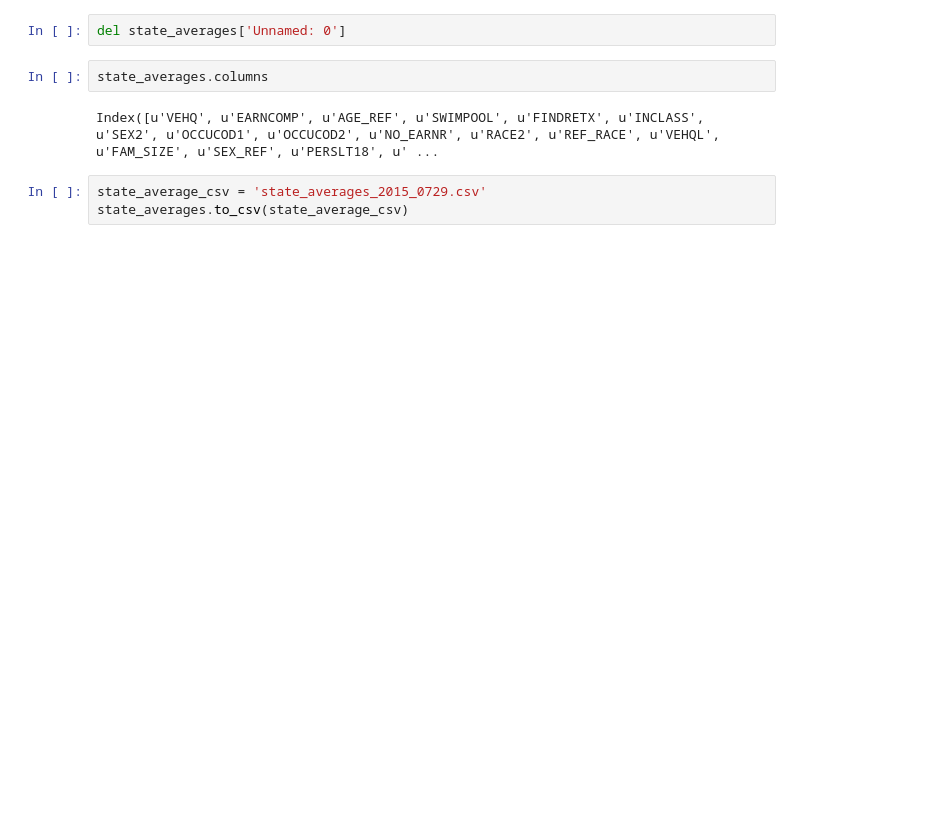
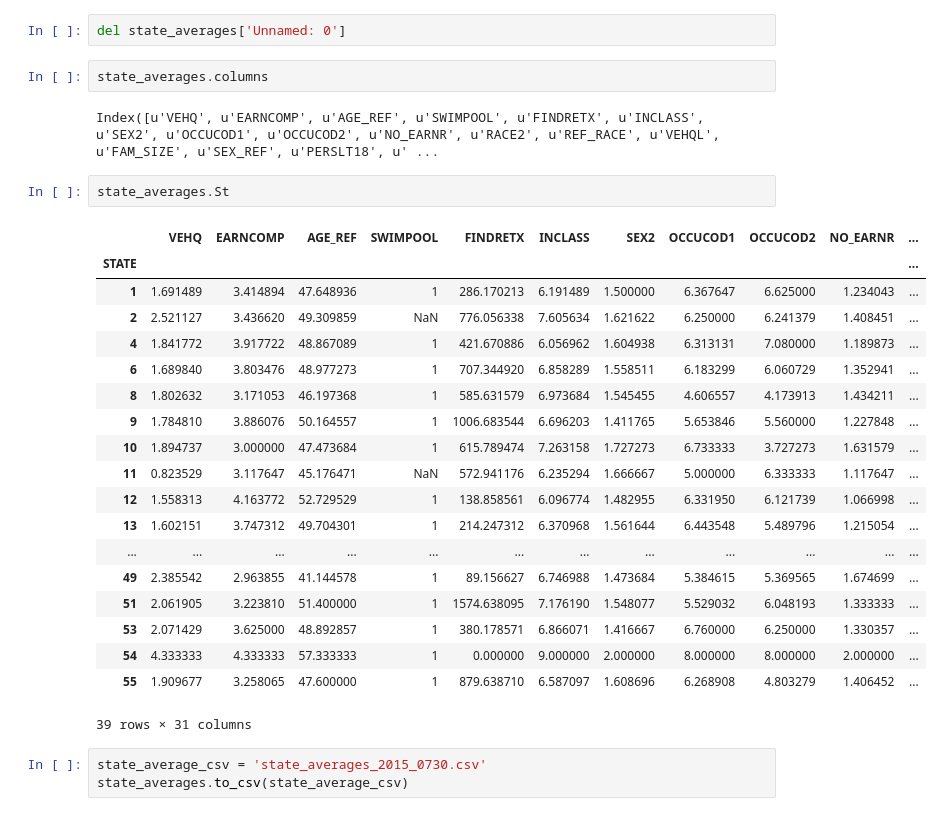
Before and after one commit to ndanielsen/canimakeit, a Jupyter notebook: wrangle/State Averages.ipynb, the cells around one changed output. Cells and saved outputs as stored; diff of their text form; blank space fills up the shorter version.

Commit message:
added states to csv

```diff
--- a/wrangle/State Averages.ipynb
+++ b/wrangle/State Averages.ipynb
@@ -12,6 +62,28 @@ del state_averages['Unnamed: 0']
 state_averages.columns
 # %% [output]
 Index([u'VEHQ', u'EARNCOMP', u'AGE_REF', u'SWIMPOOL', u'FINDRETX', u'INCLASS', u'SEX2', u'OCCUCOD1', u'OCCUCOD2', u'NO_EARNR', u'RACE2', u'REF_RACE', u'VEHQL', u'FAM_SIZE', u'SEX_REF', u'PERSLT18', u' ...
+# %%
+state_averages.St
+# %% [output]
+|  | VEHQ | EARNCOMP | AGE_REF | SWIMPOOL | FINDRETX | INCLASS | SEX2 | OCCUCOD1 | OCCUCOD2 | NO_EARNR | ... |
+| STATE |  |  |  |  |  |  |  |  |  |  | ... |
+| 1 | 1.691489 | 3.414894 | 47.648936 | 1 | 286.170213 | 6.191489 | 1.500000 | 6.367647 | 6.625000 | 1.234043 | ... |
+| 2 | 2.521127 | 3.436620 | 49.309859 | NaN | 776.056338 | 7.605634 | 1.621622 | 6.250000 | 6.241379 | 1.408451 | ... |
+| 4 | 1.841772 | 3.917722 | 48.867089 | 1 | 421.670886 | 6.056962 | 1.604938 | 6.313131 | 7.080000 | 1.189873 | ... |
+| 6 | 1.689840 | 3.803476 | 48.977273 | 1 | 707.344920 | 6.858289 | 1.558511 | 6.183299 | 6.060729 | 1.352941 | ... |
+| 8 | 1.802632 | 3.171053 | 46.197368 | 1 | 585.631579 | 6.973684 | 1.545455 | 4.606557 | 4.173913 | 1.434211 | ... |
+| 9 | 1.784810 | 3.886076 | 50.164557 | 1 | 1006.683544 | 6.696203 | 1.411765 | 5.653846 | 5.560000 | 1.227848 | ... |
+| 10 | 1.894737 | 3.000000 | 47.473684 | 1 | 615.789474 | 7.263158 | 1.727273 | 6.733333 | 3.727273 | 1.631579 | ... |
+| 11 | 0.823529 | 3.117647 | 45.176471 | NaN | 572.941176 | 6.235294 | 1.666667 | 5.000000 | 6.333333 | 1.117647 | ... |
+| 12 | 1.558313 | 4.163772 | 52.729529 | 1 | 138.858561 | 6.096774 | 1.482955 | 6.331950 | 6.121739 | 1.066998 | ... |
+| 13 | 1.602151 | 3.747312 | 49.704301 | 1 | 214.247312 | 6.370968 | 1.561644 | 6.443548 | 5.489796 | 1.215054 | ... |
+| ... | ... | ... | ... | ... | ... | ... | ... | ... | ... | ... | ... |
+| 49 | 2.385542 | 2.963855 | 41.144578 | 1 | 89.156627 | 6.746988 | 1.473684 | 5.384615 | 5.369565 | 1.674699 | ... |
+| 51 | 2.061905 | 3.223810 | 51.400000 | 1 | 1574.638095 | 7.176190 | 1.548077 | 5.529032 | 6.048193 | 1.333333 | ... |
+| 53 | 2.071429 | 3.625000 | 48.892857 | 1 | 380.178571 | 6.866071 | 1.416667 | 6.760000 | 6.250000 | 1.330357 | ... |
+| 54 | 4.333333 | 4.333333 | 57.333333 | 1 | 0.000000 | 9.000000 | 2.000000 | 8.000000 | 8.000000 | 2.000000 | ... |
+| 55 | 1.909677 | 3.258065 | 47.600000 | 1 | 879.638710 | 6.587097 | 1.608696 | 6.268908 | 4.803279 | 1.406452 | ... |
+39 rows × 31 columns
 # %%
-state_average_csv = 'state_averages_2015_0729.csv'
+state_average_csv = 'state_averages_2015_0730.csv'
 state_averages.to_csv(state_average_csv)
```
Also changed, not shown: parts of 3 cells of this notebook.
